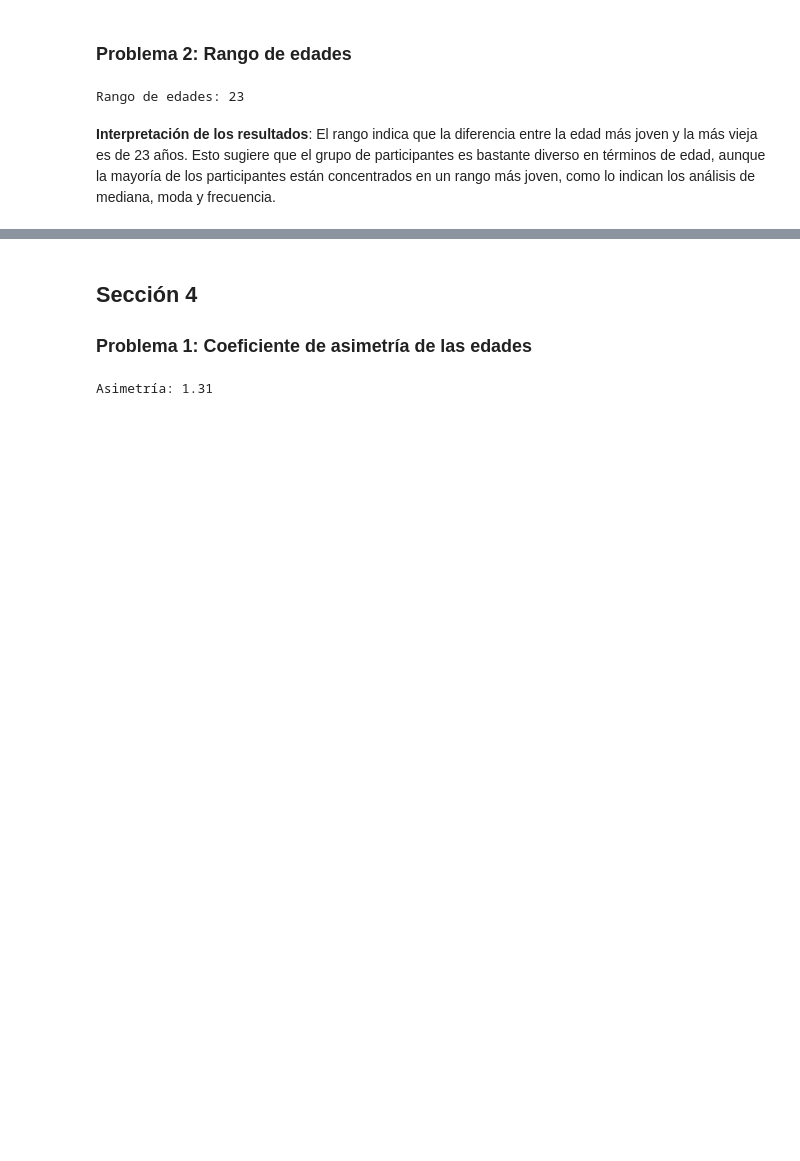
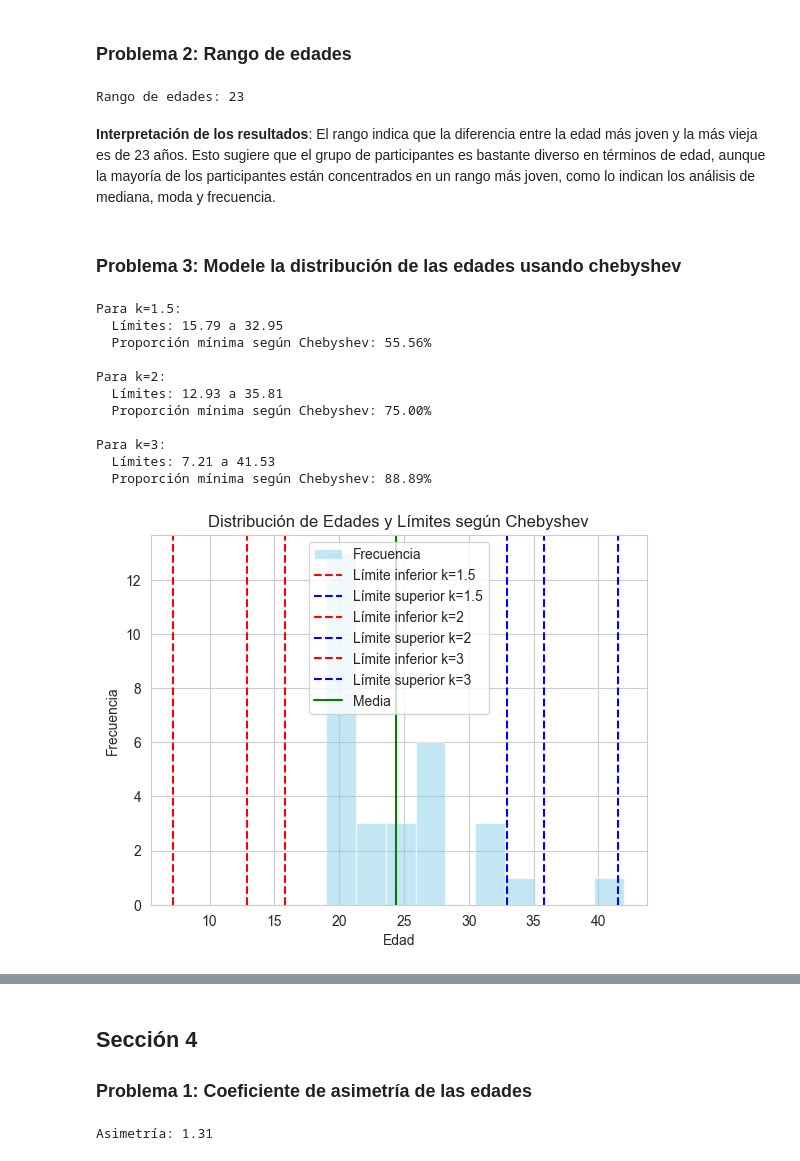
Before and after one commit to IrvinngB/Examen-Estadistica, a Jupyter notebook: Estadistica.ipynb, the cells around one changed output, grey strips where cells are left out. Cells and saved outputs as stored; diff of their text form; code cells hidden in the pictures; blank space fills up the shorter version.

```diff
--- a/Estadistica.ipynb
+++ b/Estadistica.ipynb
@@ -192,3 +207,51 @@ print(f"Rango de edades: {rango_edad}")
 Rango de edades: 23
 # %% [markdown]
 **Interpretación de los resultados**: El rango indica que la diferencia entre la edad más joven y la más vieja es de 23 años. Esto sugiere que el grupo de participantes es bastante diverso en términos de edad, aunque la mayoría de los participantes están concentrados en un rango más joven, como lo indican los análisis de mediana, moda y frecuencia.
+# %% [markdown]
+### Problema 3: Modele la distribución de las edades usando chebyshev
+# %%
+# Calcular media y desviación estándar
+media = df['Edad'].mean()
+desviacion = df['Edad'].std()
+
+# Modelar usando el Teorema de Chebyshev
+k_values = [1.5, 2, 3]  # Valores de k (desviaciones estándar)
+chebyshev_results = []
+
+for k in k_values:
+    limite_inferior = media - k * desviacion
+    limite_superior = media + k * desviacion
+    proporcion_minima = 1 - (1 / k**2)
+    chebyshev_results.append((k, limite_inferior, limite_superior, proporcion_minima))
+
+# Mostrar resultados
+for k, li, ls, p in chebyshev_results:
+    print(f"Para k={k}:")
+    print(f"  Límites: {li:.2f} a {ls:.2f}")
+    print(f"  Proporción mínima según Chebyshev: {p*100:.2f}%")
+    print()
+
+# Graficar la distribución con los límites
+plt.hist(df['Edad'], bins=10, alpha=0.5, color='skyblue', label='Frecuencia')
+for k, li, ls, _ in chebyshev_results:
+    plt.axvline(li, color='red', linestyle='--', label=f'Límite inferior k={k}')
+    plt.axvline(ls, color='blue', linestyle='--', label=f'Límite superior k={k}')
+plt.axvline(media, color='green', linestyle='-', label='Media', linewidth=1.5)
+plt.title("Distribución de Edades y Límites según Chebyshev")
+plt.xlabel("Edad")
+plt.ylabel("Frecuencia")
+plt.legend()
+plt.show()
+# %% [output]
+Para k=1.5:
+  Límites: 15.79 a 32.95
+  Proporción mínima según Chebyshev: 55.56%
+
+Para k=2:
+  Límites: 12.93 a 35.81
+  Proporción mínima según Chebyshev: 75.00%
+
+Para k=3:
+  Límites: 7.21 a 41.53
+  Proporción mínima según Chebyshev: 88.89%
+[figure, added]
```
Also changed, not shown: parts of 19 cells of this notebook, 4 other files.
